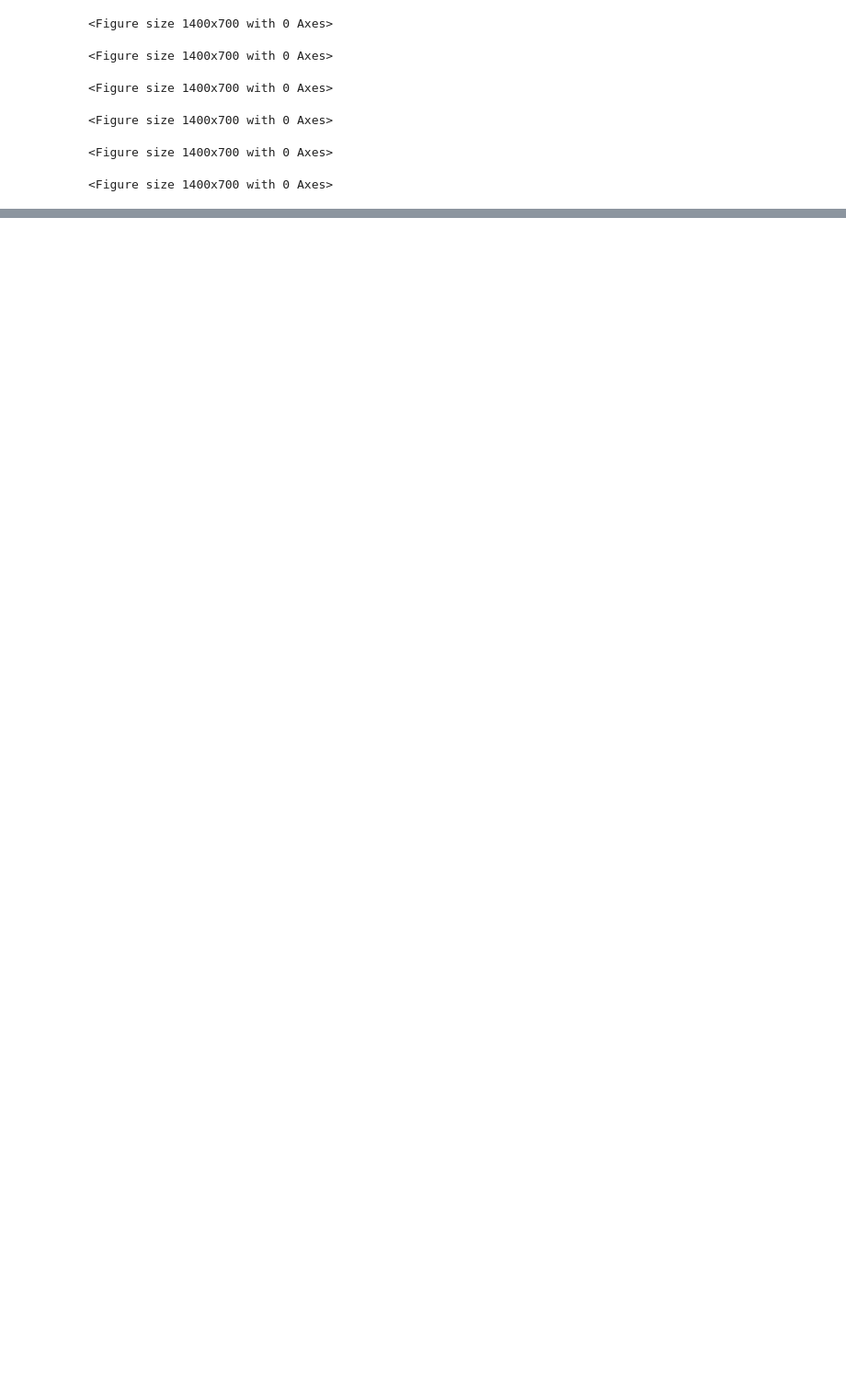
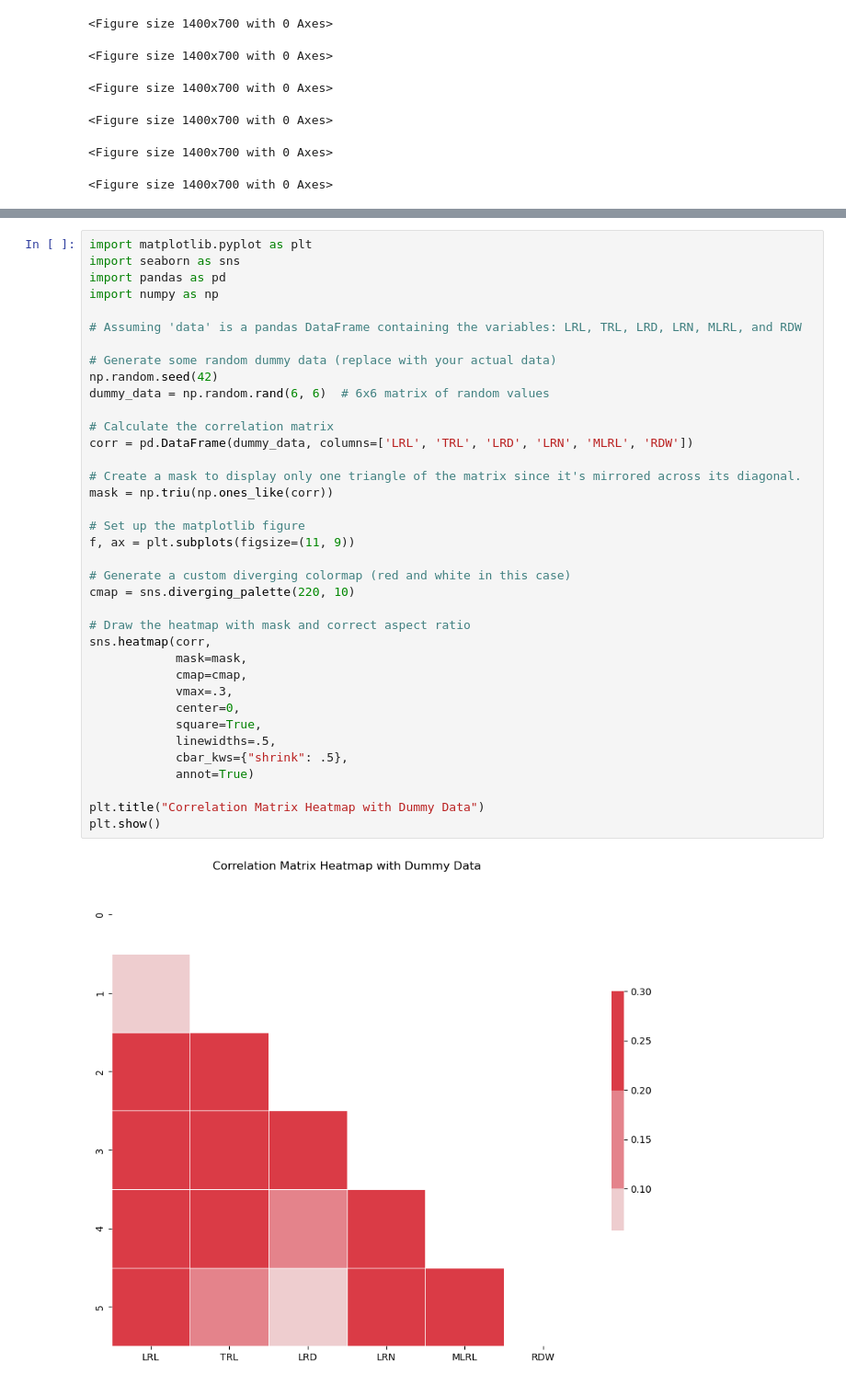
Before and after one commit to MuhammadRehanKhalid/Data_Science_AI, a Jupyter notebook: Algae_thesis_HR Data/Microalgae_Sample_Data.ipynb, the cells around one changed output, grey strips where cells are left out. Shown: that part at 92% size. Saved outputs shown, nothing was run; the diff lists cells and outputs as text; blank space fills up the shorter version.

Commit message:
Merge branch 'main' of https://github.com/MuhammadRehanKhalid/Data_Science_AI

```diff
--- a/Algae_thesis_HR Data/Microalgae_Sample_Data.ipynb
+++ b/Algae_thesis_HR Data/Microalgae_Sample_Data.ipynb
@@ -259,3 +259,42 @@ Plotting column: Doubling_time
 <Figure size 1400x700 with 0 Axes>
 <Figure size 1400x700 with 0 Axes>
 ... (4 outputs left out)
+# %%
+import matplotlib.pyplot as plt
+import seaborn as sns
+import pandas as pd
+import numpy as np
+
+# Assuming 'data' is a pandas DataFrame containing the variables: LRL, TRL, LRD, LRN, MLRL, and RDW
+
+# Generate some random dummy data (replace with your actual data)
+np.random.seed(42)
+dummy_data = np.random.rand(6, 6)  # 6x6 matrix of random values
+
+# Calculate the correlation matrix
+corr = pd.DataFrame(dummy_data, columns=['LRL', 'TRL', 'LRD', 'LRN', 'MLRL', 'RDW'])
+
+# Create a mask to display only one triangle of the matrix since it's mirrored across its diagonal.
+mask = np.triu(np.ones_like(corr))
+
+# Set up the matplotlib figure
+f, ax = plt.subplots(figsize=(11, 9))
+
+# Generate a custom diverging colormap (red and white in this case)
+cmap = sns.diverging_palette(220, 10)
+
+# Draw the heatmap with mask and correct aspect ratio
+sns.heatmap(corr,
+            mask=mask,
+            cmap=cmap,
+            vmax=.3,
+            center=0,
+            square=True,
+            linewidths=.5,
+            cbar_kws={"shrink": .5},
+            annot=True)
+
+plt.title("Correlation Matrix Heatmap with Dummy Data")
+plt.show()
+# %% [output]
+[figure, added]
```
Also changed, not shown: parts of 1 cell of this notebook.
